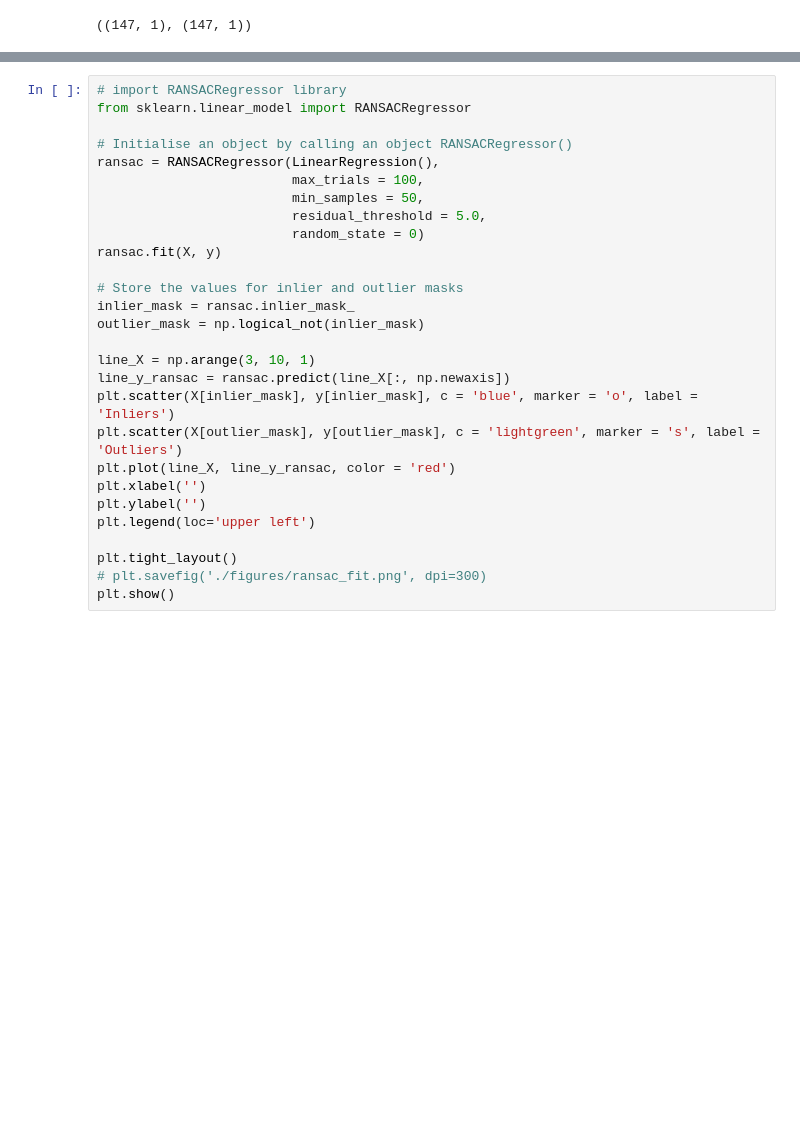
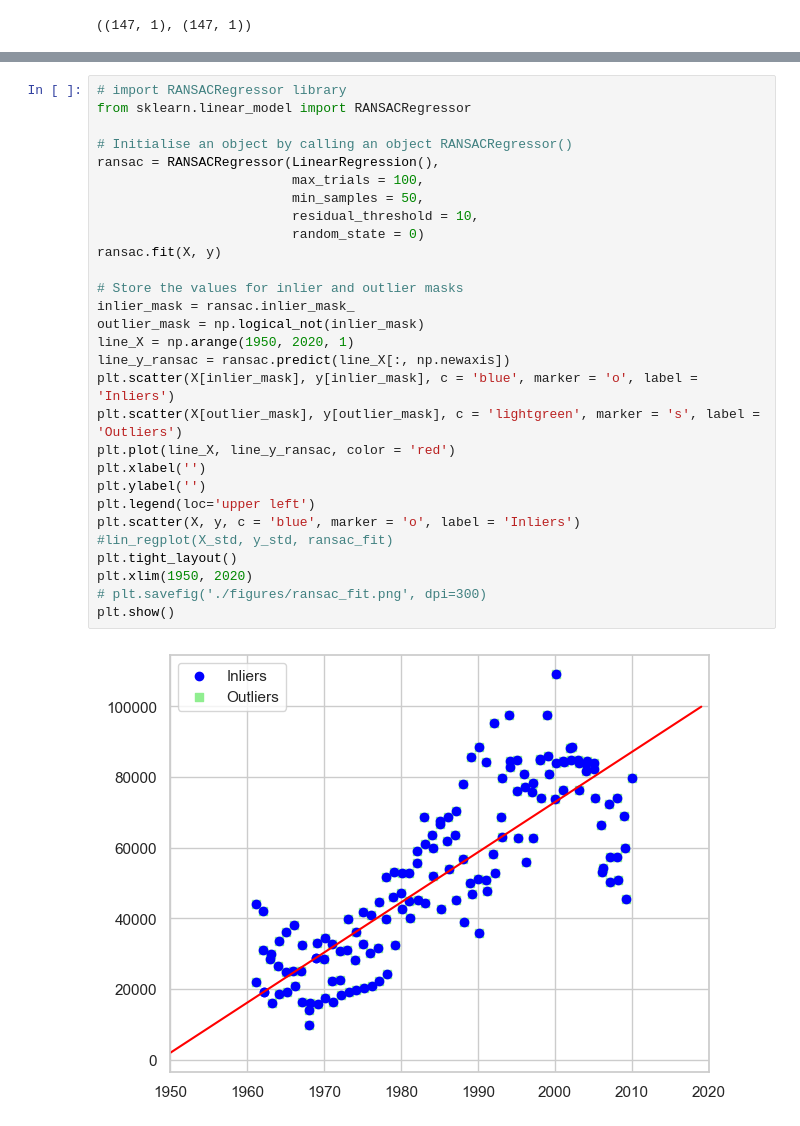
Before and after one commit to CCT-Dublin/ca1-claireobrien00, a Jupyter notebook: Passenger Movement.ipynb, the cells around one changed output, grey strips where cells are left out. Saved outputs shown, nothing was run; the diff lists cells and outputs as text; blank space fills up the shorter version.

```diff
--- a/Passenger Movement.ipynb
+++ b/Passenger Movement.ipynb
@@ -969,31 +1018,34 @@ plt.show()
 # %%
 # import RANSACRegressor library
 from sklearn.linear_model import RANSACRegressor
 
 # Initialise an object by calling an object RANSACRegressor()
 ransac = RANSACRegressor(LinearRegression(),
                          max_trials = 100,
                          min_samples = 50,
-                         residual_threshold = 5.0,
+                         residual_threshold = 10,
                          random_state = 0)
 ransac.fit(X, y)
 
 # Store the values for inlier and outlier masks
 inlier_mask = ransac.inlier_mask_
 outlier_mask = np.logical_not(inlier_mask)
-
-line_X = np.arange(3, 10, 1)
+line_X = np.arange(1950, 2020, 1)
 line_y_ransac = ransac.predict(line_X[:, np.newaxis])
 plt.scatter(X[inlier_mask], y[inlier_mask], c = 'blue', marker = 'o', label = 'Inliers')
 plt.scatter(X[outlier_mask], y[outlier_mask], c = 'lightgreen', marker = 's', label = 'Outliers')
 plt.plot(line_X, line_y_ransac, color = 'red')
 plt.xlabel('')
 plt.ylabel('')
 plt.legend(loc='upper left')
-
+plt.scatter(X, y, c = 'blue', marker = 'o', label = 'Inliers')
+#lin_regplot(X_std, y_std, ransac_fit)
 plt.tight_layout()
+plt.xlim(1950, 2020)
 # plt.savefig('./figures/ransac_fit.png', dpi=300)
 plt.show()
+# %% [output]
+[figure, added]
 # %%
 # Display the coefficients and intercepts
 print('Slope: %.3f' % ransac.estimator_.coef_[0])
```
Also changed, not shown: parts of 55 cells of this notebook, 3 other files.
